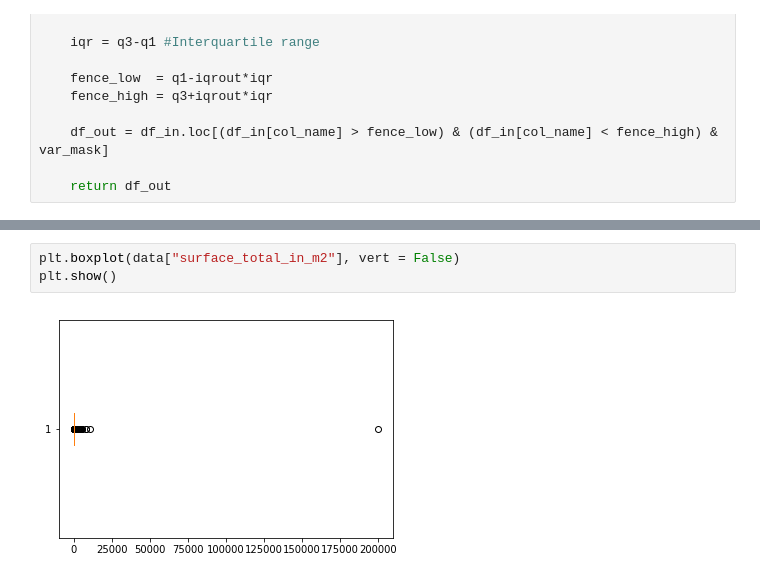
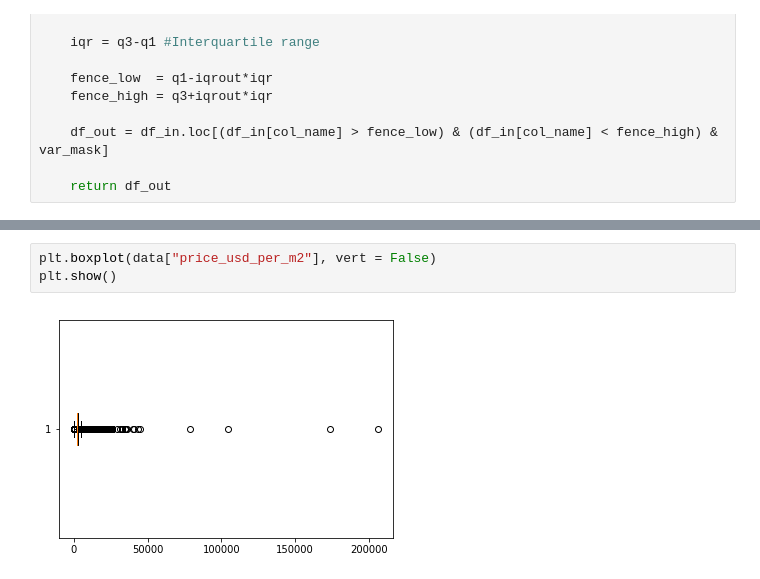
Before and after one commit to mauriciomem/DH_DS_desafio_2_properati, a Jupyter notebook: properati_d2_g2_mau.ipynb, the cells around one changed output, grey strips where cells are left out. Drawn from its saved outputs; the diff is of its cells as text.

```diff
--- a/properati_d2_g2_mau.ipynb
+++ b/properati_d2_g2_mau.ipynb
@@ -384,5 +405,5 @@ plt.show()
 # %%
-plt.boxplot(data["surface_total_in_m2"], vert = False)
+plt.boxplot(data["price_usd_per_m2"], vert = False)
 plt.show()
 # %% [output]
-[figure, old version]
+[figure, new version]
```
Also changed, not shown: parts of 23 cells of this notebook.
